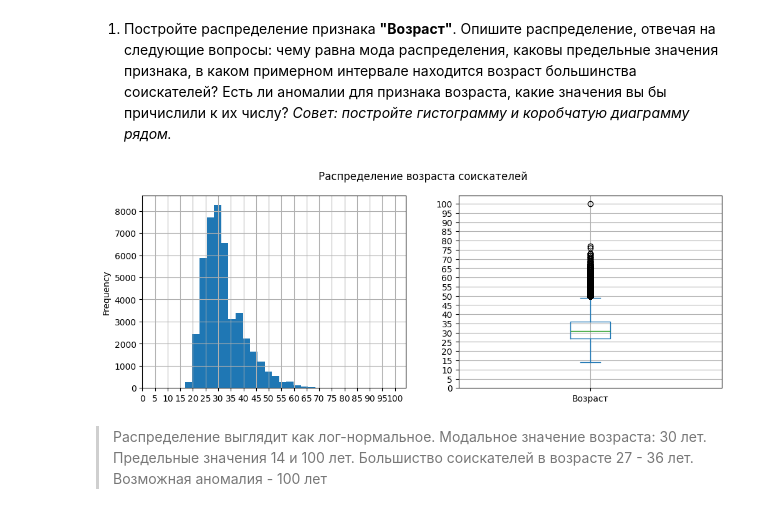
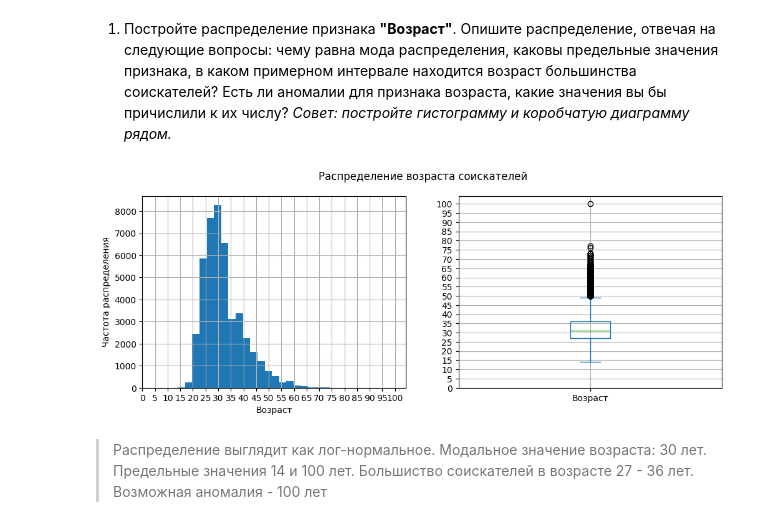
Before and after one commit to tcheredeev/skf_dsprmgu, a Jupyter notebook: Блок 1. Знакомство с данными. Python для анализа данных/PROJECT-1. Анализ резюме из HeadHunter/Задание 1. Проект 1 (PJ-01).ipynb, the cells around one changed output. Saved outputs shown, nothing was run; the diff lists cells and outputs as text; code cells hidden in the pictures.

```diff
--- a/Блок 1. Знакомство с данными. Python для анализа данных/PROJECT-1. Анализ резюме из HeadHunter/Задание 1. Проект 1 (PJ-01).ipynb
+++ b/Блок 1. Знакомство с данными. Python для анализа данных/PROJECT-1. Анализ резюме из HeadHunter/Задание 1. Проект 1 (PJ-01).ipynb
@@ -463,28 +465,30 @@ memory usage: 3.8+ MB
 # %%
 figure, (ax11, ax12) = plt.subplots(ncols=2, nrows=1, figsize=(12, 4))
 figure.suptitle("Распределение возраста соискателей")
 
 # Строим графики
 data_df['Возраст'].plot(
     kind='hist',
     x='Возраст',
     bins=30,
+    xlabel='Возраст',
+    ylabel='Частота распределения',
     xticks=range(0, data_df['Возраст'].max() + 1, 5),
     grid=True,
     ax=ax11,
 )
 data_df['Возраст'].plot(
     kind='box',
     x='Возраст',
     yticks=range(0, data_df['Возраст'].max() + 1, 5),
     grid=True,
     ax=ax12,
 )
 
 # Выводим графики
 plt.show()
 # %% [output]
-[figure, old version]
+[figure, new version]
 # %% [markdown]
 > Распределение выглядит как лог-нормальное. Модальное значение возраста: 30 лет. Предельные значения 14 и 100 лет. Большиство соискателей в возрасте 27 - 36 лет. Возможная аномалия - 100 лет
 # %% [markdown]
```
Also changed, not shown: parts of 10 cells of this notebook, 5 other files.
